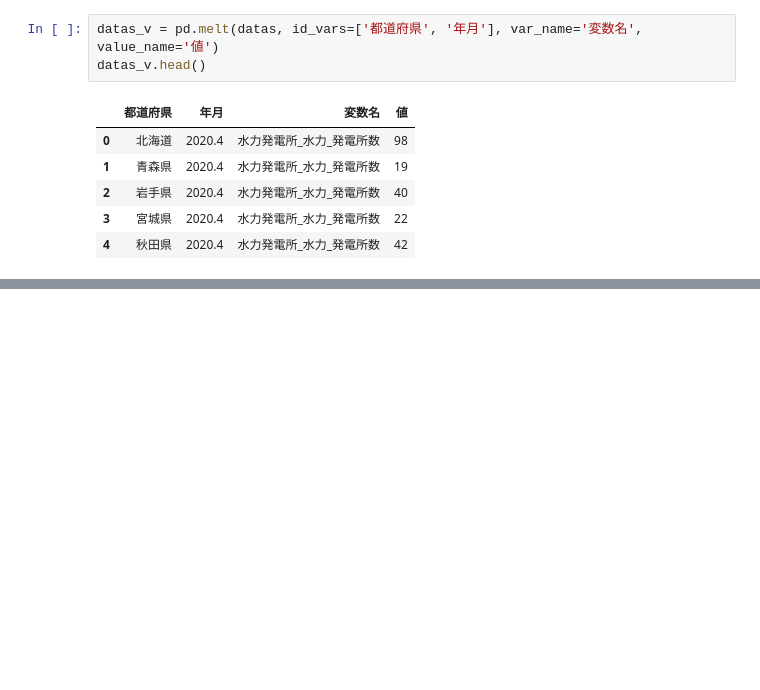
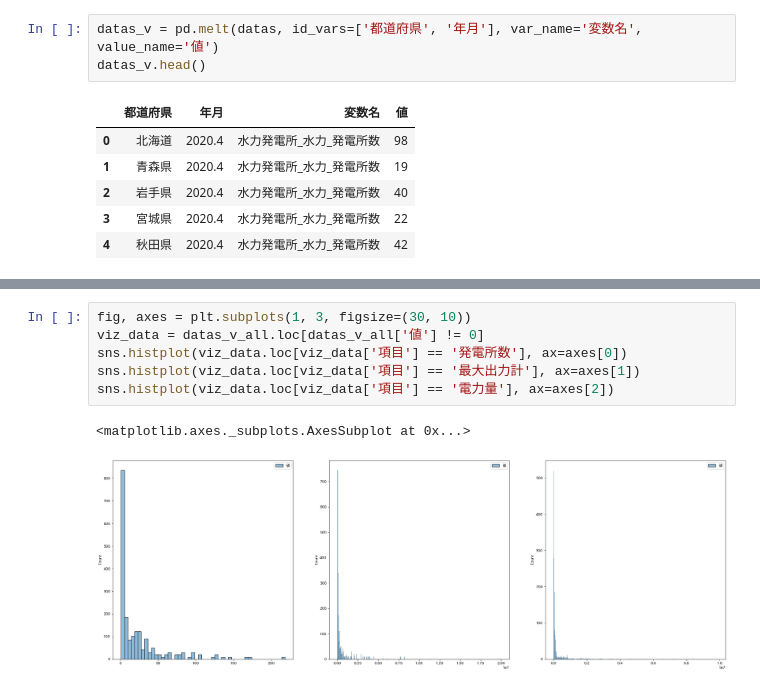
Before and after one commit to TakuroTerui/python_data_processing_100_knock, a Jupyter notebook: 第2章Excelデータを読み込んでみよう.ipynb, the cells around one changed output, grey strips where cells are left out. Drawn from its saved outputs; the diff is of its cells as text; blank space fills up the shorter version.

```diff
--- a/第2章Excelデータを読み込んでみよう.ipynb
+++ b/第2章Excelデータを読み込んでみよう.ipynb
@@ -238,0 +415,9 @@ datas_v.head()
+# %%
+fig, axes = plt.subplots(1, 3, figsize=(30, 10))
+viz_data = datas_v_all.loc[datas_v_all['値'] != 0]
+sns.histplot(viz_data.loc[viz_data['項目'] == '発電所数'], ax=axes[0])
+sns.histplot(viz_data.loc[viz_data['項目'] == '最大出力計'], ax=axes[1])
+sns.histplot(viz_data.loc[viz_data['項目'] == '電力量'], ax=axes[2])
+# %% [output]
+<matplotlib.axes._subplots.AxesSubplot at 0x...>
+[figure, added]
```
Also changed, not shown: parts of 49 cells of this notebook.
